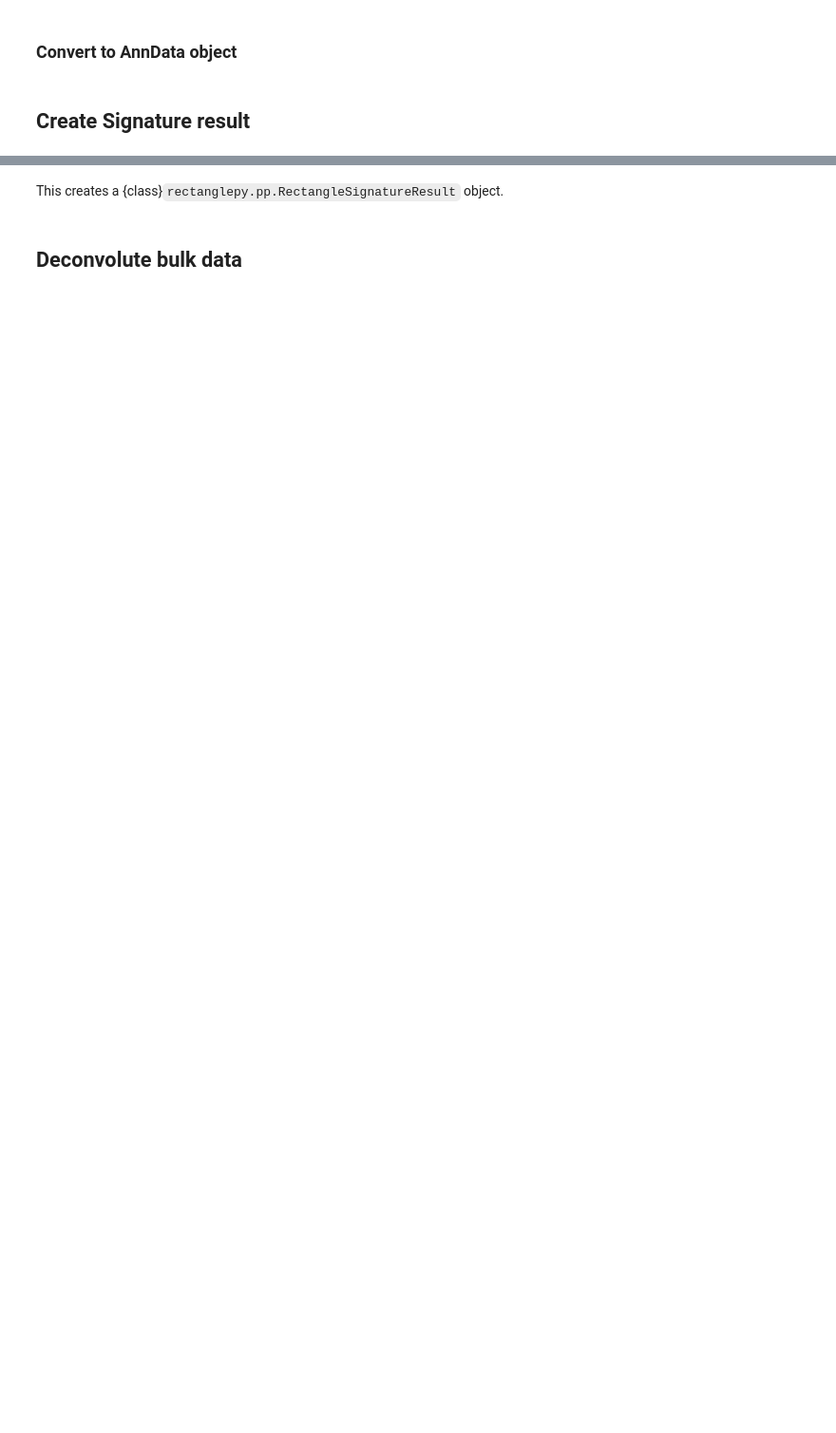
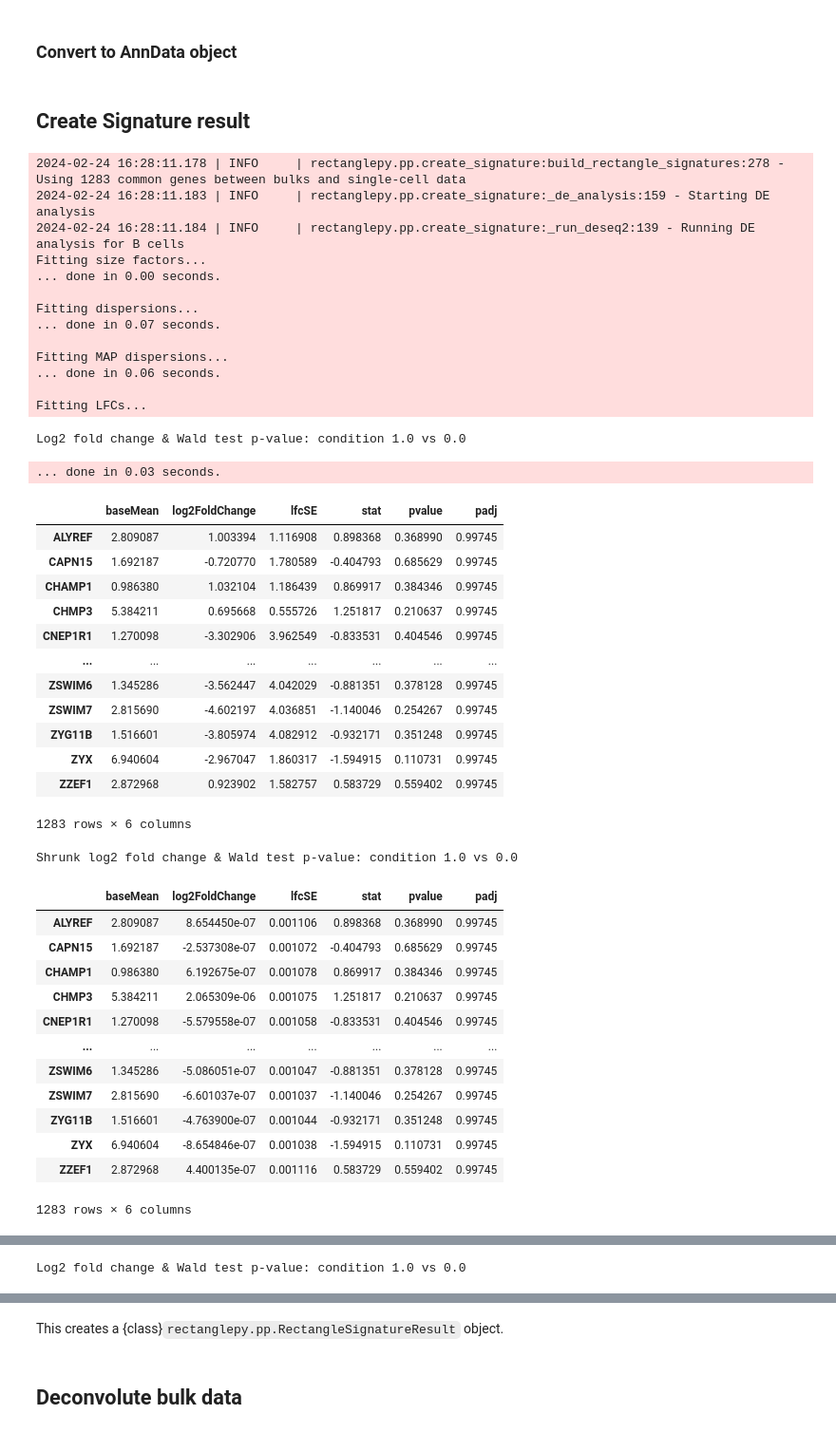
Before and after one commit to scverse-bot/Rectangle, a Jupyter notebook: docs/notebooks/example.ipynb, the cells around one changed output, grey strips where cells are left out. Shown: that part at 95% size. Drawn from its saved outputs; the diff is of its cells as text; code cells hidden in the pictures; blank space fills up the shorter version.

Commit message:
single step method

```diff
--- a/docs/notebooks/example.ipynb
+++ b/docs/notebooks/example.ipynb
@@ -45,4 +40,47 @@ bulks_adata = AnnData(bulks.T, obs=bulks.columns.to_frame(name="bulk"))
 # %% [markdown]
 ## Create Signature result
 # %%
-signature_result = rectangle.pp.build_rectangle_signatures(sc_adata)
+signature_result = rectangle.pp.build_rectangle_signatures(sc_adata, bulks=bulks)
+# %% [output]
+2024-02-24 16:28:11.178 | INFO     | rectanglepy.pp.create_signature:build_rectangle_signatures:278 - Using 1283 common genes between bulks and single-cell data
+2024-02-24 16:28:11.183 | INFO     | rectanglepy.pp.create_signature:_de_analysis:159 - Starting DE analysis
+2024-02-24 16:28:11.184 | INFO     | rectanglepy.pp.create_signature:_run_deseq2:139 - Running DE analysis for B cells
+Fitting size factors...
+... done in 0.00 seconds.
+
+Fitting dispersions...
+... done in 0.07 seconds.
+
+Fitting MAP dispersions...
+... done in 0.06 seconds.
+
+Fitting LFCs...
+Log2 fold change & Wald test p-value: condition 1.0 vs 0.0
+... done in 0.03 seconds.
+|  | baseMean | log2FoldChange | lfcSE | stat | pvalue | padj |
+| ALYREF | 2.809087 | 1.003394 | 1.116908 | 0.898368 | 0.368990 | 0.99745 |
+| CAPN15 | 1.692187 | -0.720770 | 1.780589 | -0.404793 | 0.685629 | 0.99745 |
+| CHAMP1 | 0.986380 | 1.032104 | 1.186439 | 0.869917 | 0.384346 | 0.99745 |
+| CHMP3 | 5.384211 | 0.695668 | 0.555726 | 1.251817 | 0.210637 | 0.99745 |
+| CNEP1R1 | 1.270098 | -3.302906 | 3.962549 | -0.833531 | 0.404546 | 0.99745 |
+| ... | ... | ... | ... | ... | ... | ... |
+| ZSWIM6 | 1.345286 | -3.562447 | 4.042029 | -0.881351 | 0.378128 | 0.99745 |
+| ZSWIM7 | 2.815690 | -4.602197 | 4.036851 | -1.140046 | 0.254267 | 0.99745 |
+| ZYG11B | 1.516601 | -3.805974 | 4.082912 | -0.932171 | 0.351248 | 0.99745 |
+| ZYX | 6.940604 | -2.967047 | 1.860317 | -1.594915 | 0.110731 | 0.99745 |
+| ZZEF1 | 2.872968 | 0.923902 | 1.582757 | 0.583729 | 0.559402 | 0.99745 |
+1283 rows × 6 columns
+Shrunk log2 fold change & Wald test p-value: condition 1.0 vs 0.0
+|  | baseMean | log2FoldChange | lfcSE | stat | pvalue | padj |
+| ALYREF | 2.809087 | 8.654450e-07 | 0.001106 | 0.898368 | 0.368990 | 0.99745 |
+| CAPN15 | 1.692187 | -2.537308e-07 | 0.001072 | -0.404793 | 0.685629 | 0.99745 |
+| CHAMP1 | 0.986380 | 6.192675e-07 | 0.001078 | 0.869917 | 0.384346 | 0.99745 |
+| CHMP3 | 5.384211 | 2.065309e-06 | 0.001075 | 1.251817 | 0.210637 | 0.99745 |
+| CNEP1R1 | 1.270098 | -5.579558e-07 | 0.001058 | -0.833531 | 0.404546 | 0.99745 |
+| ... | ... | ... | ... | ... | ... | ... |
+| ZSWIM6 | 1.345286 | -5.086051e-07 | 0.001047 | -0.881351 | 0.378128 | 0.99745 |
+| ZSWIM7 | 2.815690 | -6.601037e-07 | 0.001037 | -1.140046 | 0.254267 | 0.99745 |
+| ZYG11B | 1.516601 | -4.763900e-07 | 0.001044 | -0.932171 | 0.351248 | 0.99745 |
+| ZYX | 6.940604 | -8.654846e-07 | 0.001038 | -1.594915 | 0.110731 | 0.99745 |
+| ZZEF1 | 2.872968 | 4.400135e-07 | 0.001116 | 0.583729 | 0.559402 | 0.99745 |
+1283 rows × 6 columns
@@ -48,0 +99 @@ signature_result = rectangle.pp.build_rectangle_signatures(sc_adata)
+Log2 fold change & Wald test p-value: condition 1.0 vs 0.0
```
Also changed, not shown: parts of 7 cells of this notebook, 13 other files.
